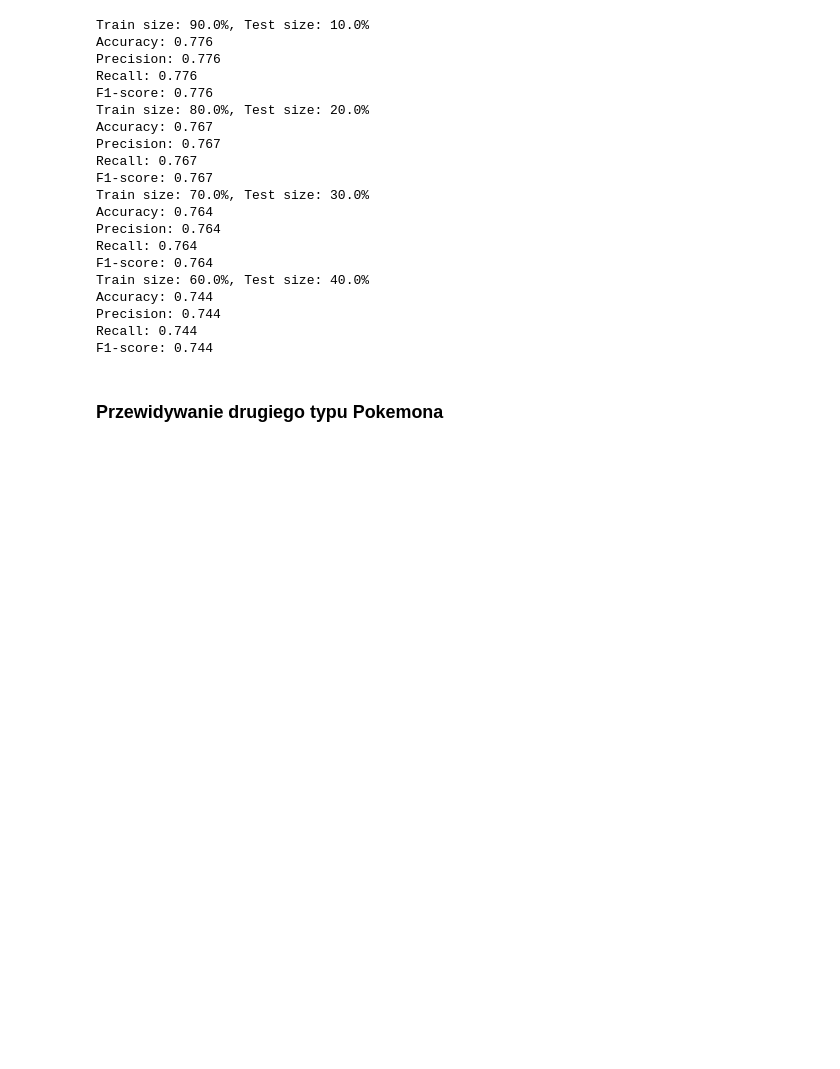
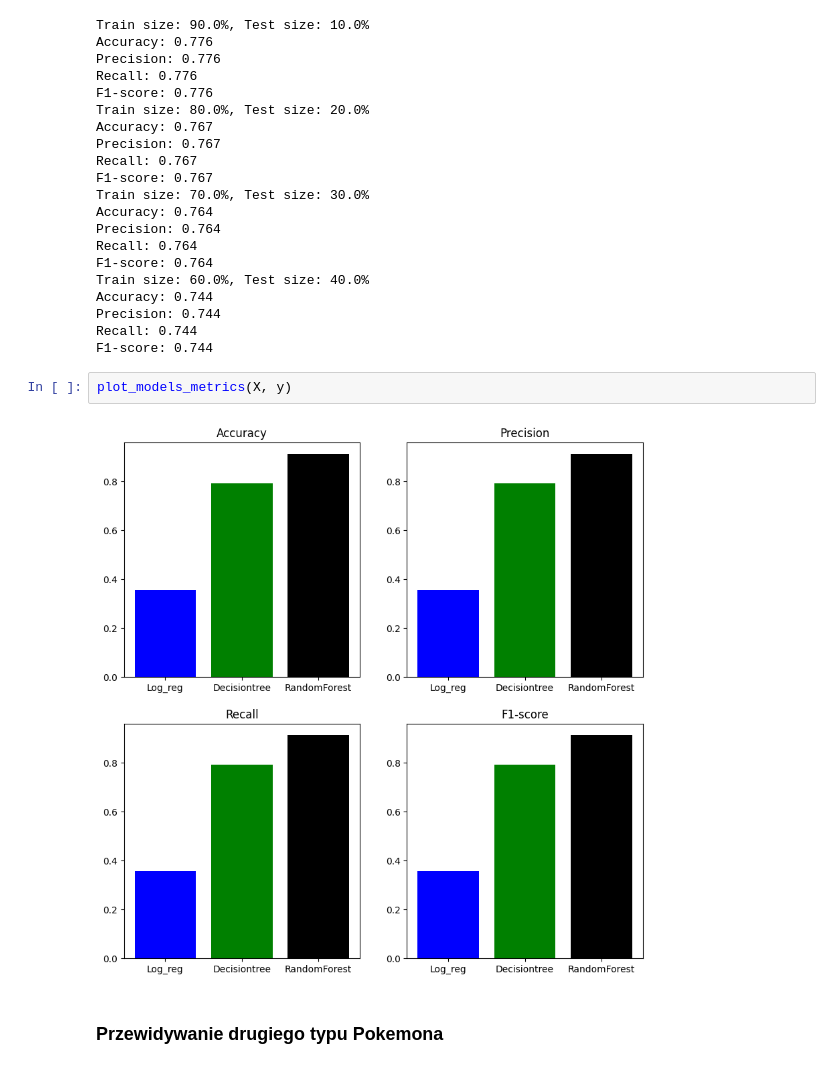
Before and after one commit to KacperUrban/Machine-learning-course, a Jupyter notebook: Second_Part/Projekt_nr_2.ipynb, the cells around one changed output. Drawn from its saved outputs; the diff is of its cells as text; blank space fills up the shorter version.

```diff
--- a/Second_Part/Projekt_nr_2.ipynb
+++ b/Second_Part/Projekt_nr_2.ipynb
@@ -479,6 +518,10 @@ Accuracy: 0.744
 Precision: 0.744
 Recall: 0.744
 F1-score: 0.744
+# %%
+plot_models_metrics(X, y)
+# %% [output]
+[figure, added]
 # %% [markdown]
 ### Przewidywanie drugiego typu Pokemona
 # %%
```
Also changed, not shown: parts of 4 cells of this notebook.
